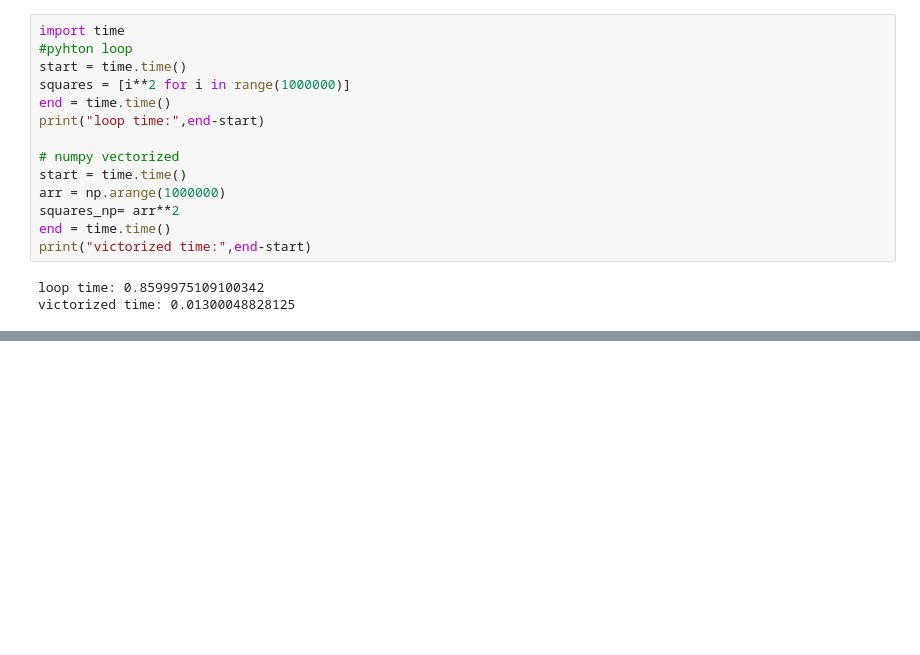
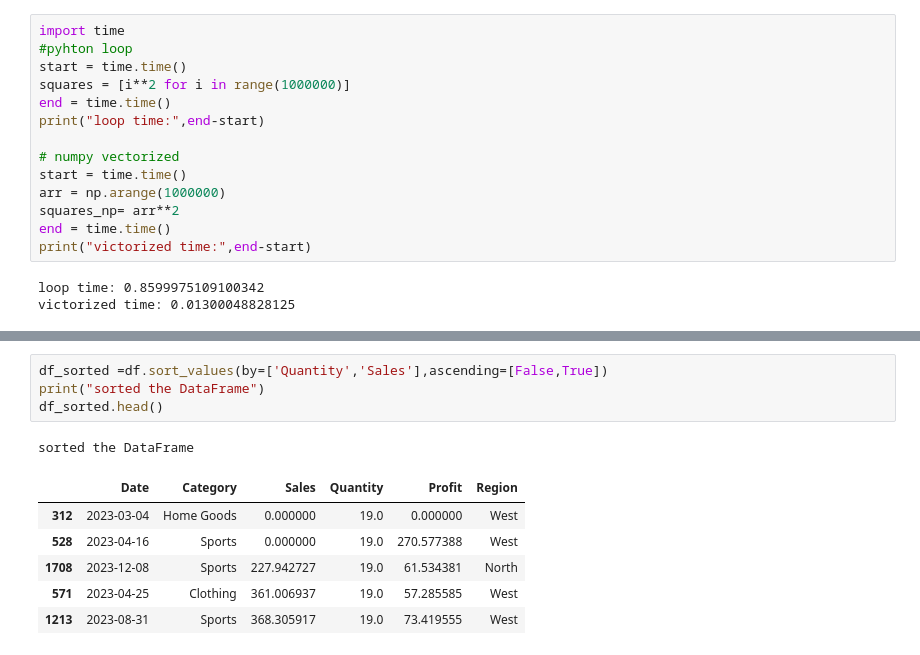
Before and after one commit to mudasirahmad56/PYTHON, a Jupyter notebook: chapter01.ipynb, the cells around one changed output, grey strips where cells are left out. Saved outputs shown, nothing was run; the diff lists cells and outputs as text; blank space fills up the shorter version.

```diff
--- a/chapter01.ipynb
+++ b/chapter01.ipynb
@@ -984,0 +1258,12 @@ victorized time: 0.01300048828125
+# %%
+df_sorted =df.sort_values(by=['Quantity','Sales'],ascending=[False,True])
+print("sorted the DataFrame")
+df_sorted.head()
+# %% [output]
+sorted the DataFrame
+|  | Date | Category | Sales | Quantity | Profit | Region |
+| 312 | 2023-03-04 | Home Goods | 0.000000 | 19.0 | 0.000000 | West |
+| 528 | 2023-04-16 | Sports | 0.000000 | 19.0 | 270.577388 | West |
+| 1708 | 2023-12-08 | Sports | 227.942727 | 19.0 | 61.534381 | North |
+| 571 | 2023-04-25 | Clothing | 361.006937 | 19.0 | 57.285585 | West |
+| 1213 | 2023-08-31 | Sports | 368.305917 | 19.0 | 73.419555 | West |
```
Also changed, not shown: parts of 39 cells of this notebook.
